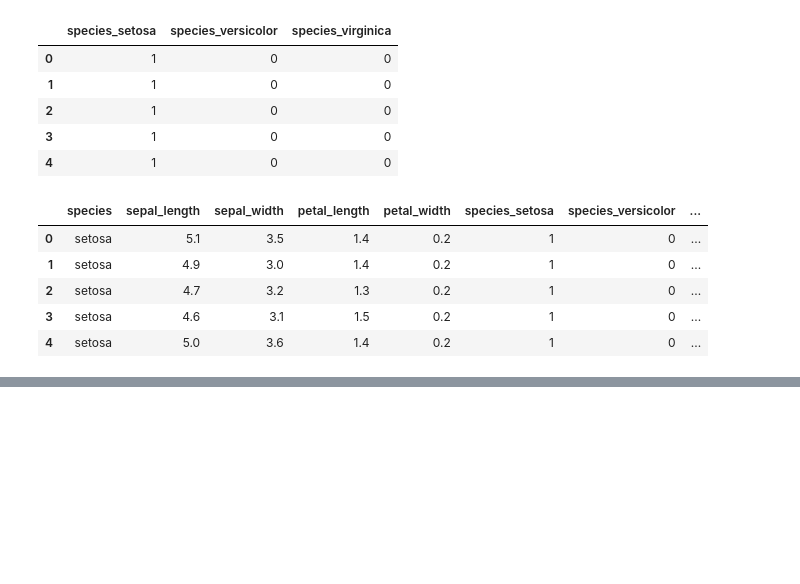
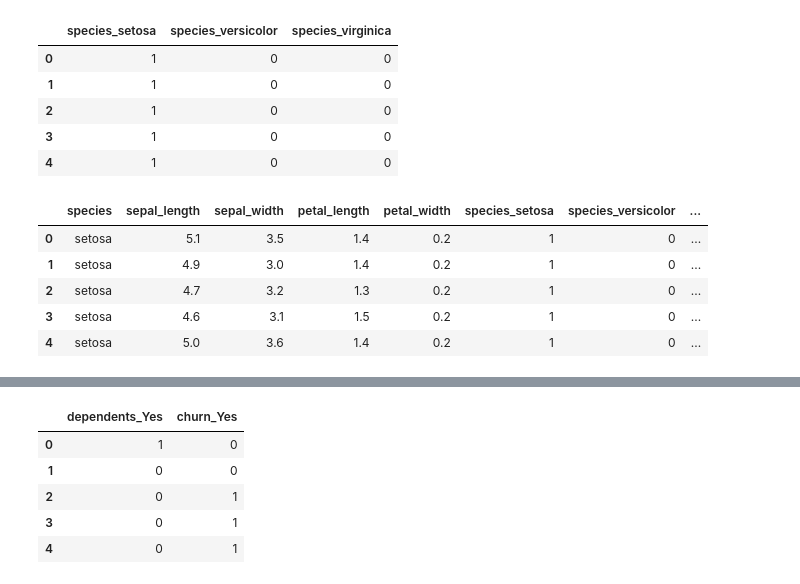
Before and after one commit to SLawsonWoods/classification-exercises, a Jupyter notebook: classification_exercises.ipynb, the cells around one changed output, grey strips where cells are left out. Saved outputs shown, nothing was run; the diff lists cells and outputs as text; code cells hidden in the pictures; blank space fills up the shorter version.

```diff
--- a/classification_exercises.ipynb
+++ b/classification_exercises.ipynb
@@ -472,0 +501,11 @@ dtype: int64
+# %%
+#Get dummy values dependents and churn columns; unnecessary columns
+dummy_df = pd.get_dummies(df_telco[['dependents','churn']], dummy_na=False, drop_first=[True,True])
+dummy_df.head()
+# %% [output]
+|  | dependents_Yes | churn_Yes |
+| 0 | 1 | 0 |
+| 1 | 0 | 0 |
+| 2 | 0 | 1 |
+| 3 | 0 | 1 |
+| 4 | 0 | 1 |
```
Also changed, not shown: parts of 32 cells of this notebook.
